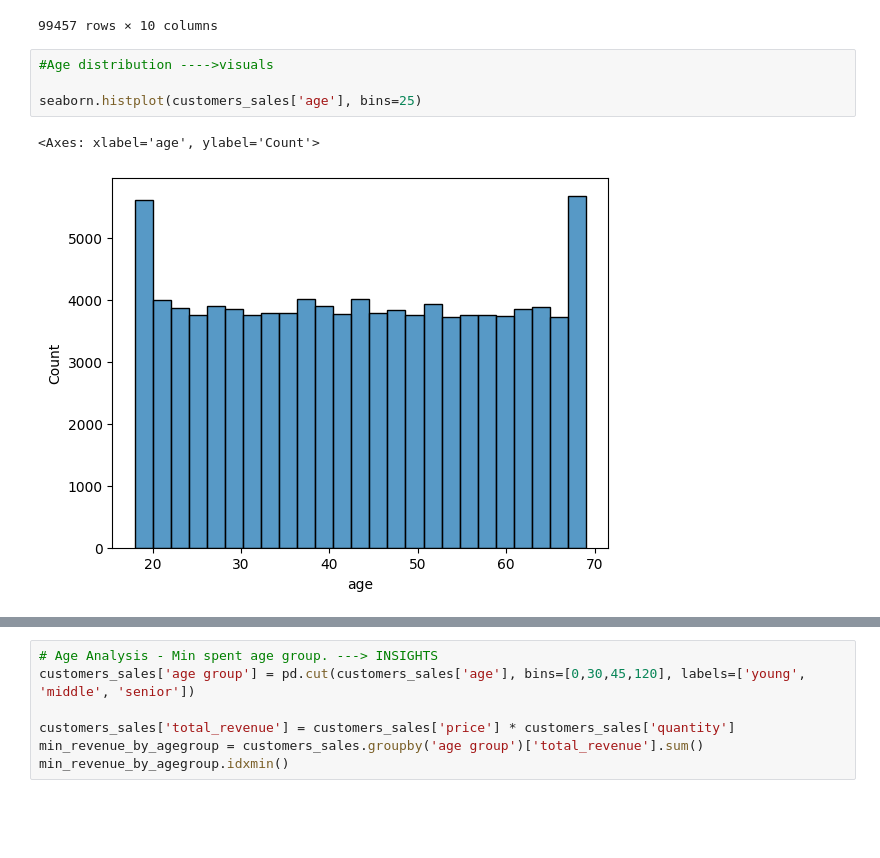
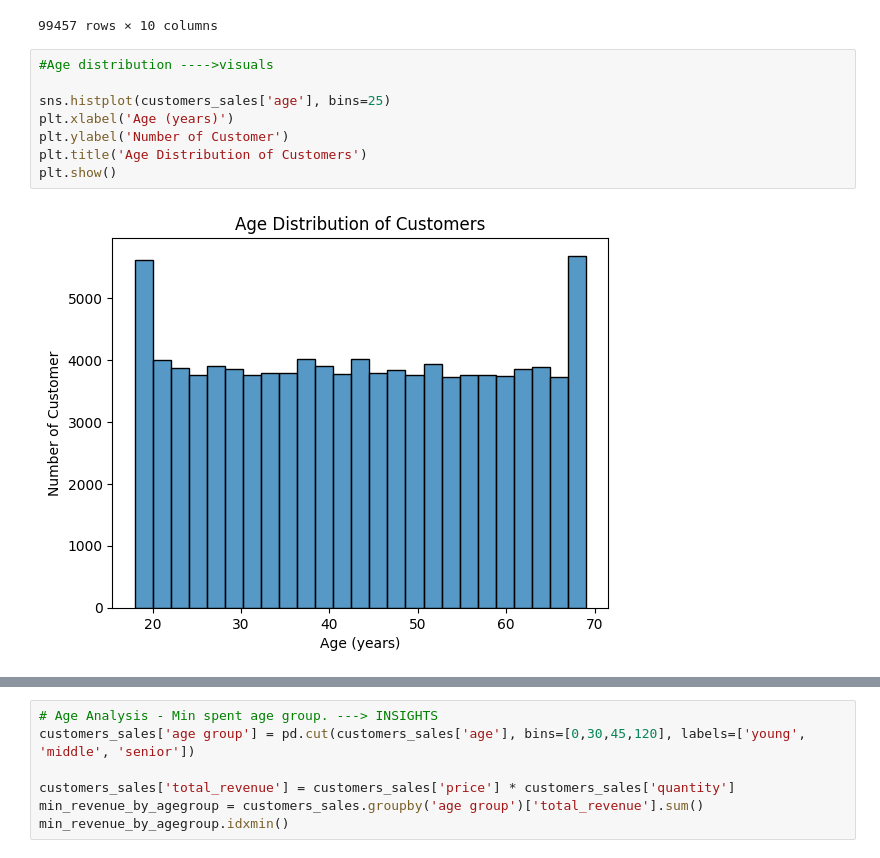
Before and after one commit to Sumayya-Jabeen/Sales-and-Customer-Data-Analysis, a Jupyter notebook: Python_Analyzing_Code.ipynb, the cells around one changed output, grey strips where cells are left out. Saved outputs shown, nothing was run; the diff lists cells and outputs as text; blank space fills up the shorter version.

Commit message:
Complete age distribution histogram visual

```diff
--- a/Python_Analyzing_Code.ipynb
+++ b/Python_Analyzing_Code.ipynb
@@ -154,10 +154,13 @@ customers_sales
 # %%
 #Age distribution ---->visuals
 
-seaborn.histplot(customers_sales['age'], bins=25)
+sns.histplot(customers_sales['age'], bins=25)
+plt.xlabel('Age (years)')
+plt.ylabel('Number of Customer')
+plt.title('Age Distribution of Customers')
+plt.show()
 # %% [output]
-<Axes: xlabel='age', ylabel='Count'>
-[figure, old version]
+[figure, new version]
 # %%
 #Age distribution ---> which group has spent more
 
```
Also changed, not shown: parts of 2 cells of this notebook.
